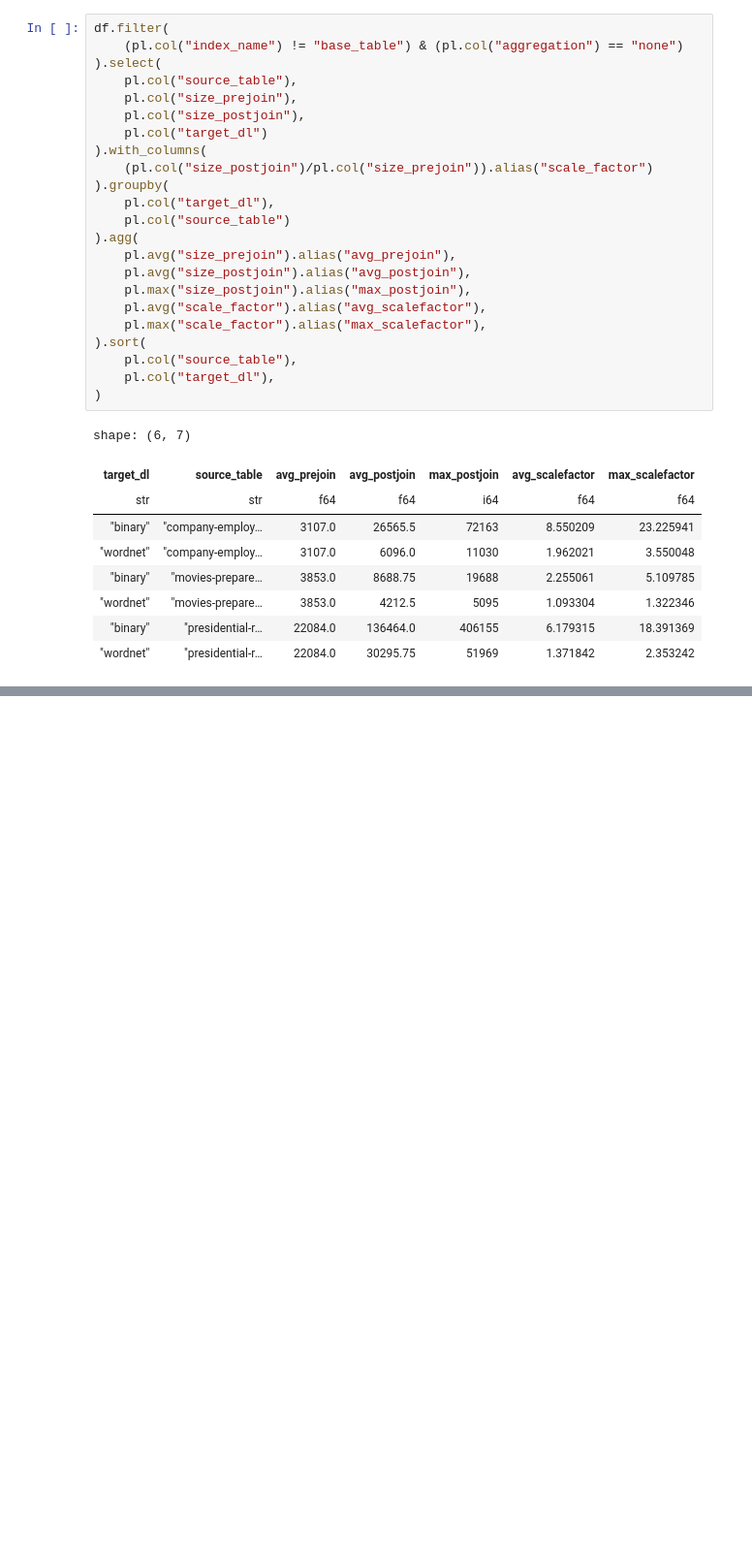
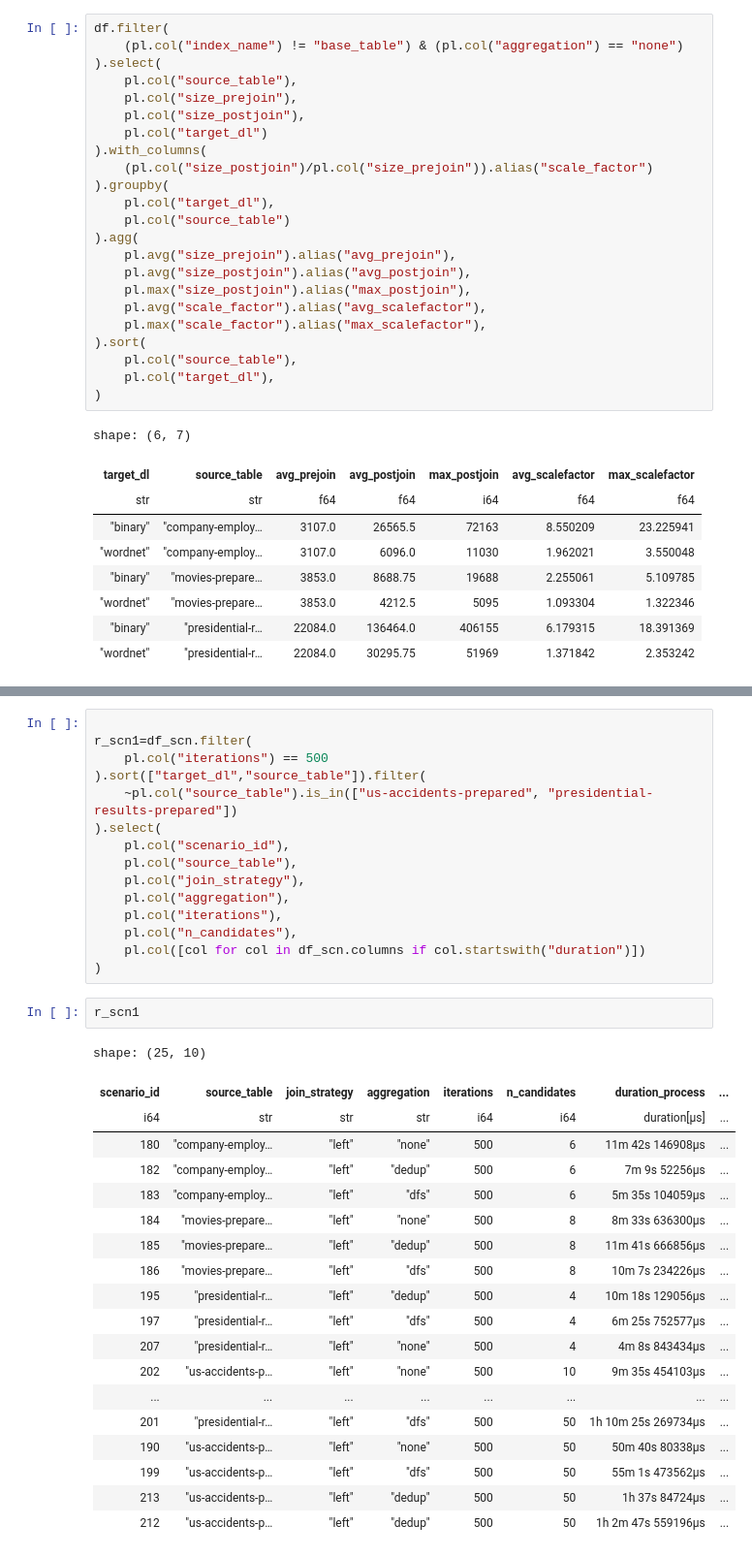
Before and after one commit to rcap107/retrieve-merge-predict, a Jupyter notebook: notebooks/Study results.ipynb, the cells around one changed output, grey strips where cells are left out. Shown at 97% size. Drawn from its saved outputs; the diff is of its cells as text; blank space fills up the shorter version.

```diff
--- a/notebooks/Study results.ipynb
+++ b/notebooks/Study results.ipynb
@@ -238,0 +272,37 @@ shape: (6, 7)
+# %%
+
+r_scn1=df_scn.filter(
+    pl.col("iterations") == 500
+).sort(["target_dl","source_table"]).filter(
+    ~pl.col("source_table").is_in(["us-accidents-prepared", "presidential-results-prepared"])
+).select(
+    pl.col("scenario_id"),
+    pl.col("source_table"),
+    pl.col("join_strategy"),
+    pl.col("aggregation"),
+    pl.col("iterations"),
+    pl.col("n_candidates"),
+    pl.col([col for col in df_scn.columns if col.startswith("duration")])
+)
+# %%
+r_scn1
+# %% [output]
+shape: (25, 10)
+| scenario_id | source_table | join_strategy | aggregation | iterations | n_candidates | duration_process | ... |
+| i64 | str | str | str | i64 | i64 | duration[μs] | ... |
+| 180 | "company-employ… | "left" | "none" | 500 | 6 | 11m 42s 146908µs | ... |
+| 182 | "company-employ… | "left" | "dedup" | 500 | 6 | 7m 9s 52256µs | ... |
+| 183 | "company-employ… | "left" | "dfs" | 500 | 6 | 5m 35s 104059µs | ... |
+| 184 | "movies-prepare… | "left" | "none" | 500 | 8 | 8m 33s 636300µs | ... |
+| 185 | "movies-prepare… | "left" | "dedup" | 500 | 8 | 11m 41s 666856µs | ... |
+| 186 | "movies-prepare… | "left" | "dfs" | 500 | 8 | 10m 7s 234226µs | ... |
+| 195 | "presidential-r… | "left" | "dedup" | 500 | 4 | 10m 18s 129056µs | ... |
+| 197 | "presidential-r… | "left" | "dfs" | 500 | 4 | 6m 25s 752577µs | ... |
+| 207 | "presidential-r… | "left" | "none" | 500 | 4 | 4m 8s 843434µs | ... |
+| 202 | "us-accidents-p… | "left" | "none" | 500 | 10 | 9m 35s 454103µs | ... |
+| ... | ... | ... | ... | ... | ... | ... | ... |
+| 201 | "presidential-r… | "left" | "dfs" | 500 | 50 | 1h 10m 25s 269734µs | ... |
+| 190 | "us-accidents-p… | "left" | "none" | 500 | 50 | 50m 40s 80338µs | ... |
+| 199 | "us-accidents-p… | "left" | "dfs" | 500 | 50 | 55m 1s 473562µs | ... |
+| 213 | "us-accidents-p… | "left" | "dedup" | 500 | 50 | 1h 37s 84724µs | ... |
+| 212 | "us-accidents-p… | "left" | "dedup" | 500 | 50 | 1h 2m 47s 559196µs | ... |
```
Also changed, not shown: parts of 19 cells of this notebook, 4 other files.
